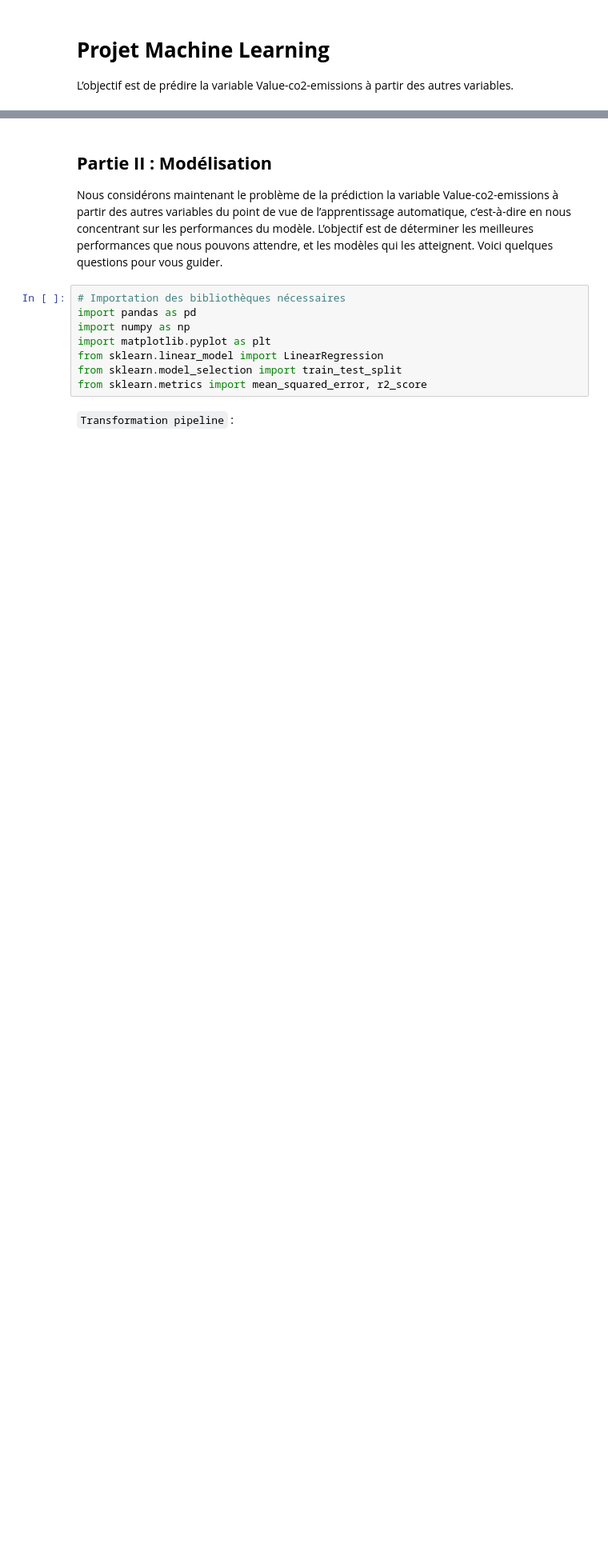
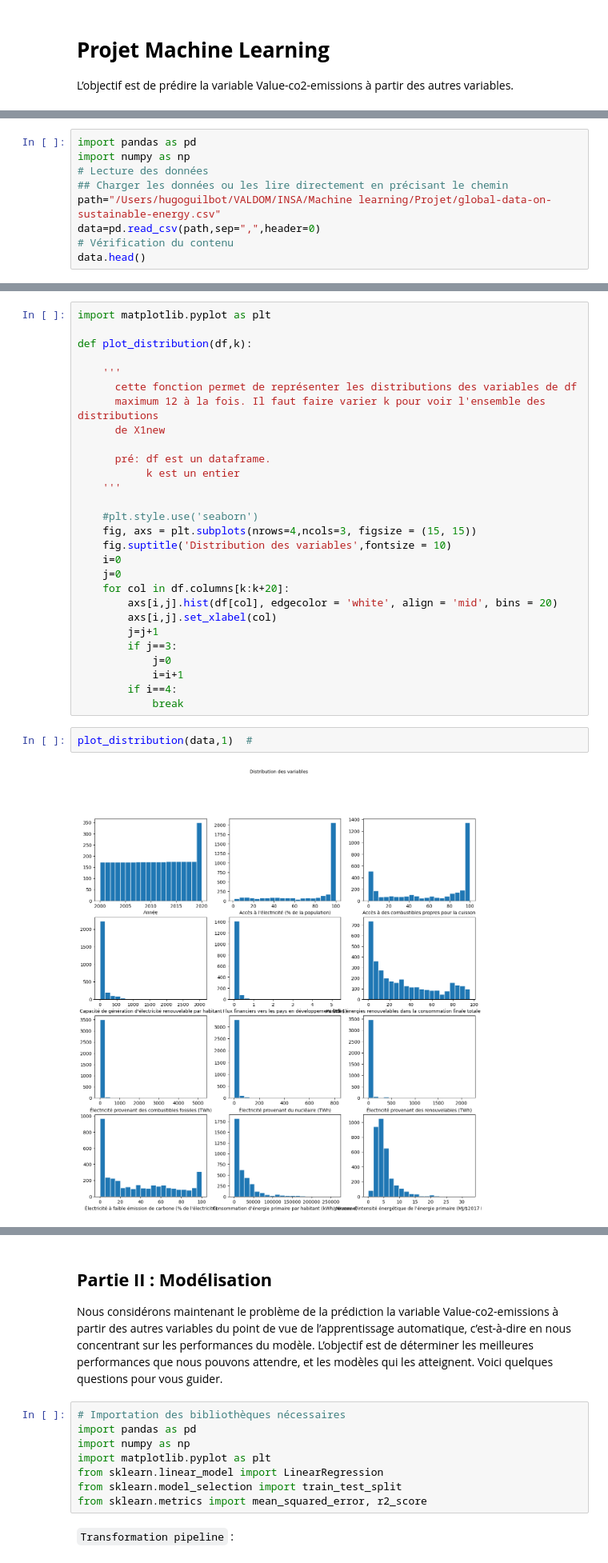
Before and after one commit to hugoguilbot/MLProject, a Jupyter notebook: Modélisation-Regression-Lineaire.ipynb, the cells around one changed output, grey strips where cells are left out. Shown at 80% size. Saved outputs shown, nothing was run; the diff lists cells and outputs as text; blank space fills up the shorter version.

```diff
--- a/Modélisation-Regression-Lineaire.ipynb
+++ b/Modélisation-Regression-Lineaire.ipynb
@@ -4,0 +11,9 @@ L’objectif est de prédire la variable Value-co2-emissions à partir des autre
+# %%
+import pandas as pd
+import numpy as np
+# Lecture des données
+## Charger les données ou les lire directement en précisant le chemin
+path="/Users/hugoguilbot/VALDOM/INSA/Machine learning/Projet/global-data-on-sustainable-energy.csv"
+data=pd.read_csv(path,sep=",",header=0)
+# Vérification du contenu
+data.head()
@@ -4,0 +98,32 @@ L’objectif est de prédire la variable Value-co2-emissions à partir des autre
+# %%
+import matplotlib.pyplot as plt
+
+def plot_distribution(df,k):
+
+    '''
+      cette fonction permet de représenter les distributions des variables de df
+      maximum 12 à la fois. Il faut faire varier k pour voir l'ensemble des distributions
+      de X1new
+
+      pré: df est un dataframe.
+           k est un entier
+    '''
+
+    #plt.style.use('seaborn')
+    fig, axs = plt.subplots(nrows=4,ncols=3, figsize = (15, 15))
+    fig.suptitle('Distribution des variables',fontsize = 10)
+    i=0
+    j=0
+    for col in df.columns[k:k+20]:
+        axs[i,j].hist(df[col], edgecolor = 'white', align = 'mid', bins = 20)
+        axs[i,j].set_xlabel(col)
+        j=j+1
+        if j==3:
+            j=0
+            i=i+1
+        if i==4:
+            break
+# %%
+plot_distribution(data,1)  #
+# %% [output]
+[figure, added]
```
Also changed, not shown: parts of 36 cells of this notebook.
